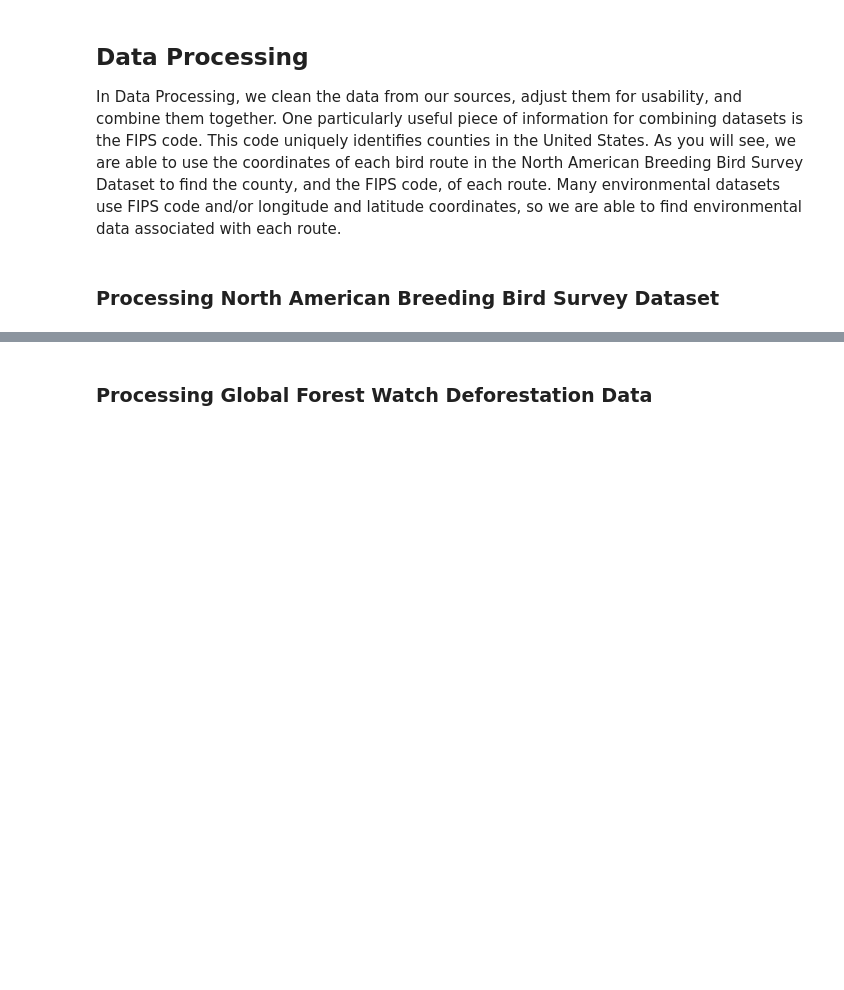
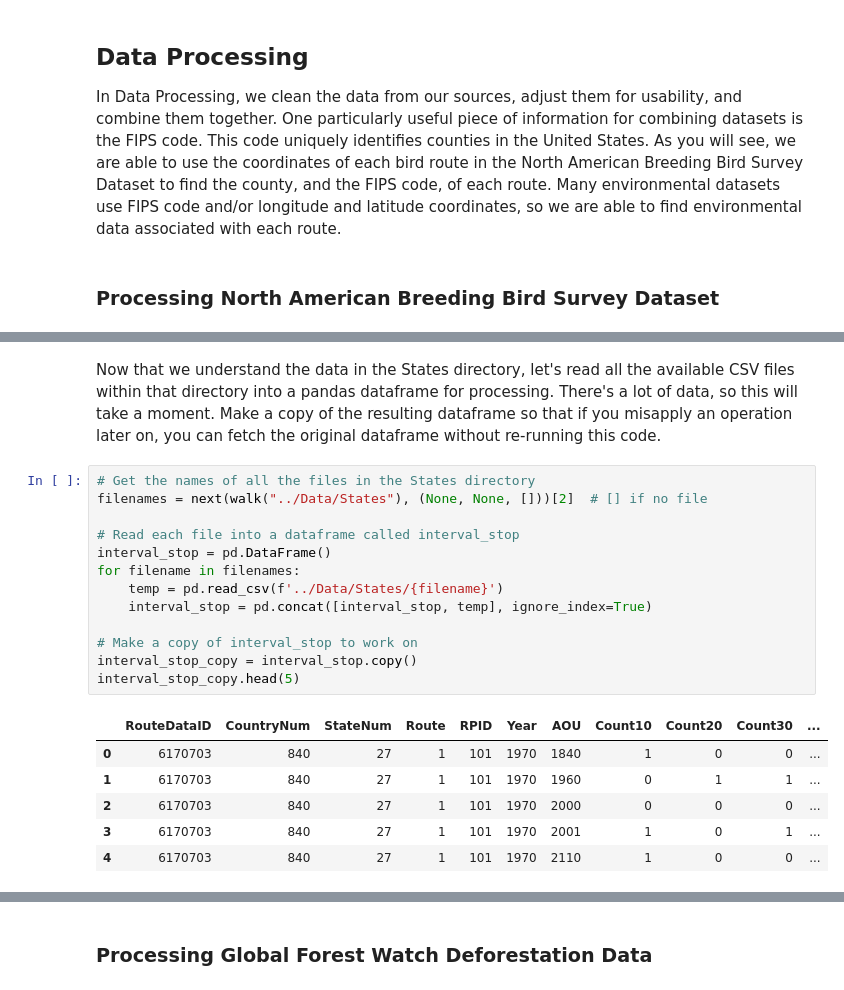
Before and after one commit to Calvin-Davis/CMSC320-FinalProject-Birds, a Jupyter notebook: Code/compiled_submission.ipynb, the cells around one changed output, grey strips where cells are left out. Saved outputs shown, nothing was run; the diff lists cells and outputs as text; blank space fills up the shorter version.

```diff
--- a/Code/compiled_submission.ipynb
+++ b/Code/compiled_submission.ipynb
@@ -123,0 +162,22 @@ In Data Processing, we clean the data from our sources, adjust them for usabilit
+# %% [markdown]
+Now that we understand the data in the States directory, let's read all the available CSV files within that directory into a pandas dataframe for processing. There's a lot of data, so this will take a moment. Make a copy of the resulting dataframe so that if you misapply an operation later on, you can fetch the original dataframe without re-running this code.
+# %%
+# Get the names of all the files in the States directory
+filenames = next(walk("../Data/States"), (None, None, []))[2]  # [] if no file
+
+# Read each file into a dataframe called interval_stop
+interval_stop = pd.DataFrame()
+for filename in filenames:
+    temp = pd.read_csv(f'../Data/States/{filename}')
+    interval_stop = pd.concat([interval_stop, temp], ignore_index=True)
+
+# Make a copy of interval_stop to work on
+interval_stop_copy = interval_stop.copy()
+interval_stop_copy.head(5)
+# %% [output]
+|  | RouteDataID | CountryNum | StateNum | Route | RPID | Year | AOU | Count10 | Count20 | Count30 | ... |
+| 0 | 6170703 | 840 | 27 | 1 | 101 | 1970 | 1840 | 1 | 0 | 0 | ... |
+| 1 | 6170703 | 840 | 27 | 1 | 101 | 1970 | 1960 | 0 | 1 | 1 | ... |
+| 2 | 6170703 | 840 | 27 | 1 | 101 | 1970 | 2000 | 0 | 0 | 0 | ... |
+| 3 | 6170703 | 840 | 27 | 1 | 101 | 1970 | 2001 | 1 | 0 | 1 | ... |
+| 4 | 6170703 | 840 | 27 | 1 | 101 | 1970 | 2110 | 1 | 0 | 0 | ... |
```
Also changed, not shown: parts of 22 cells of this notebook.
